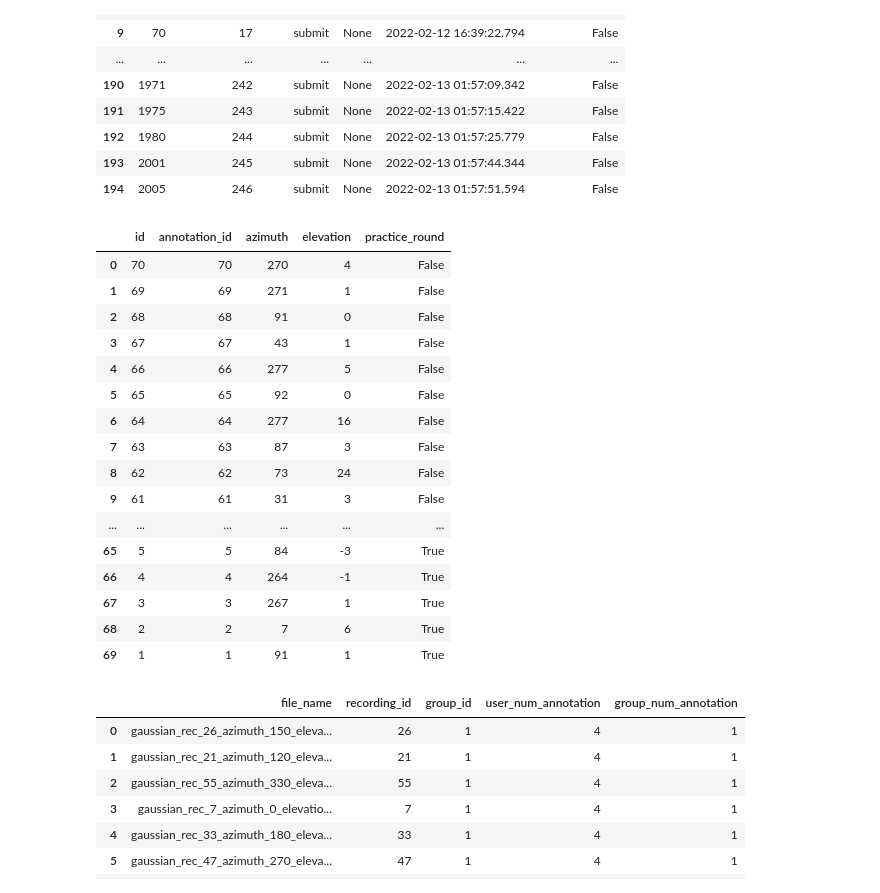
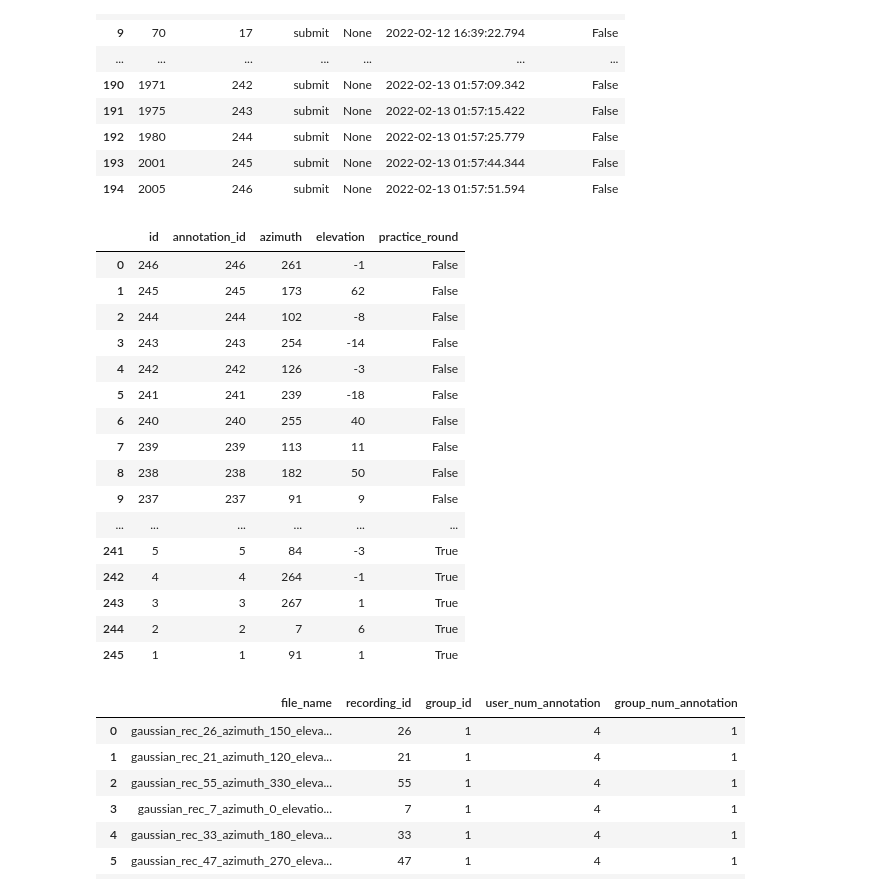
Before and after one commit to ANNIZHENG/Annotation-Interface-Noise-Burst, a Jupyter notebook: database/db.ipynb, the cells around one changed output. Cells and saved outputs as stored; diff of their text form; code cells hidden in the pictures.

```diff
--- a/database/db.ipynb
+++ b/database/db.ipynb
@@ -67,25 +67,25 @@ pd.read_sql('''select * from "Interaction" where action_type = 'submit' and prac
 | 193 | 2001 | 245 | submit | None | 2022-02-13 01:57:44.344 | False |
 | 194 | 2005 | 246 | submit | None | 2022-02-13 01:57:51.594 | False |
 # %%
-pd.read_sql('''select * from "Location" order by id desc;''',eng).head(100)
+pd.read_sql('''select * from "Location" order by id desc;''',eng)
 # %% [output]
 |  | id | annotation_id | azimuth | elevation | practice_round |
-| 0 | 70 | 70 | 270 | 4 | False |
-| 1 | 69 | 69 | 271 | 1 | False |
-| 2 | 68 | 68 | 91 | 0 | False |
-| 3 | 67 | 67 | 43 | 1 | False |
-| 4 | 66 | 66 | 277 | 5 | False |
-| 5 | 65 | 65 | 92 | 0 | False |
-| 6 | 64 | 64 | 277 | 16 | False |
-| 7 | 63 | 63 | 87 | 3 | False |
-| 8 | 62 | 62 | 73 | 24 | False |
-| 9 | 61 | 61 | 31 | 3 | False |
+| 0 | 246 | 246 | 261 | -1 | False |
+| 1 | 245 | 245 | 173 | 62 | False |
+| 2 | 244 | 244 | 102 | -8 | False |
+| 3 | 243 | 243 | 254 | -14 | False |
+| 4 | 242 | 242 | 126 | -3 | False |
+| 5 | 241 | 241 | 239 | -18 | False |
+| 6 | 240 | 240 | 255 | 40 | False |
+| 7 | 239 | 239 | 113 | 11 | False |
+| 8 | 238 | 238 | 182 | 50 | False |
+| 9 | 237 | 237 | 91 | 9 | False |
 | ... | ... | ... | ... | ... | ... |
-| 65 | 5 | 5 | 84 | -3 | True |
-| 66 | 4 | 4 | 264 | -1 | True |
-| 67 | 3 | 3 | 267 | 1 | True |
-| 68 | 2 | 2 | 7 | 6 | True |
-| 69 | 1 | 1 | 91 | 1 | True |
+| 241 | 5 | 5 | 84 | -3 | True |
+| 242 | 4 | 4 | 264 | -1 | True |
+| 243 | 3 | 3 | 267 | 1 | True |
+| 244 | 2 | 2 | 7 | 6 | True |
+| 245 | 1 | 1 | 91 | 1 | True |
 # %%
 pd.read_sql('''select * from "Recording" order by group_id asc''',eng)
 # %% [output]
```
Also changed, not shown: 4 other files.
